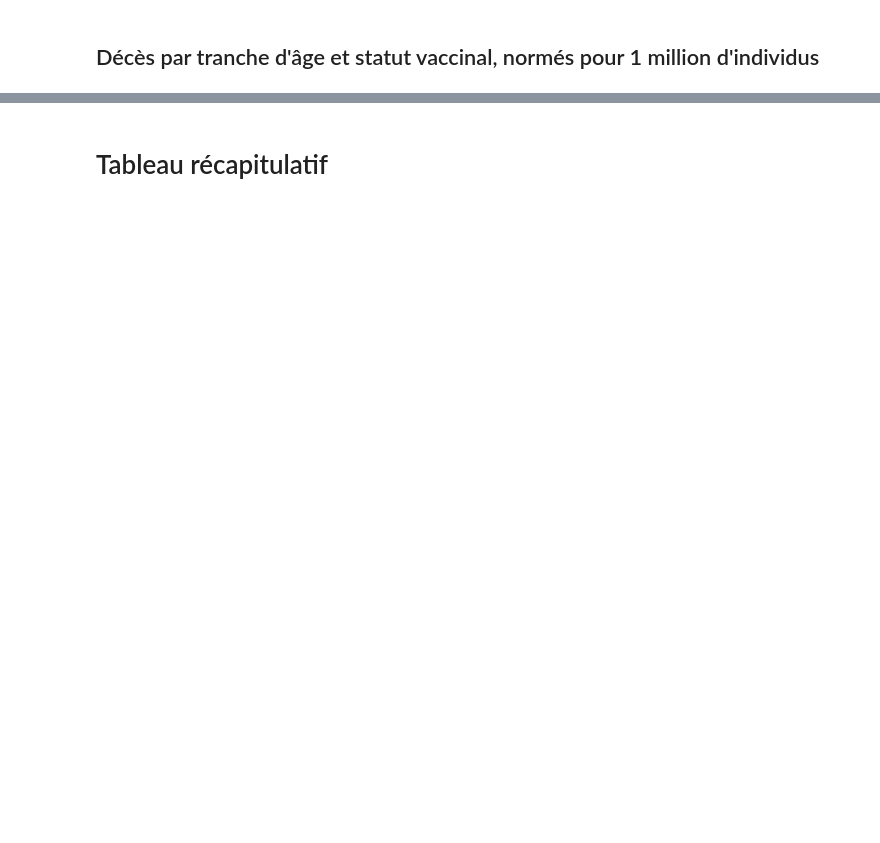
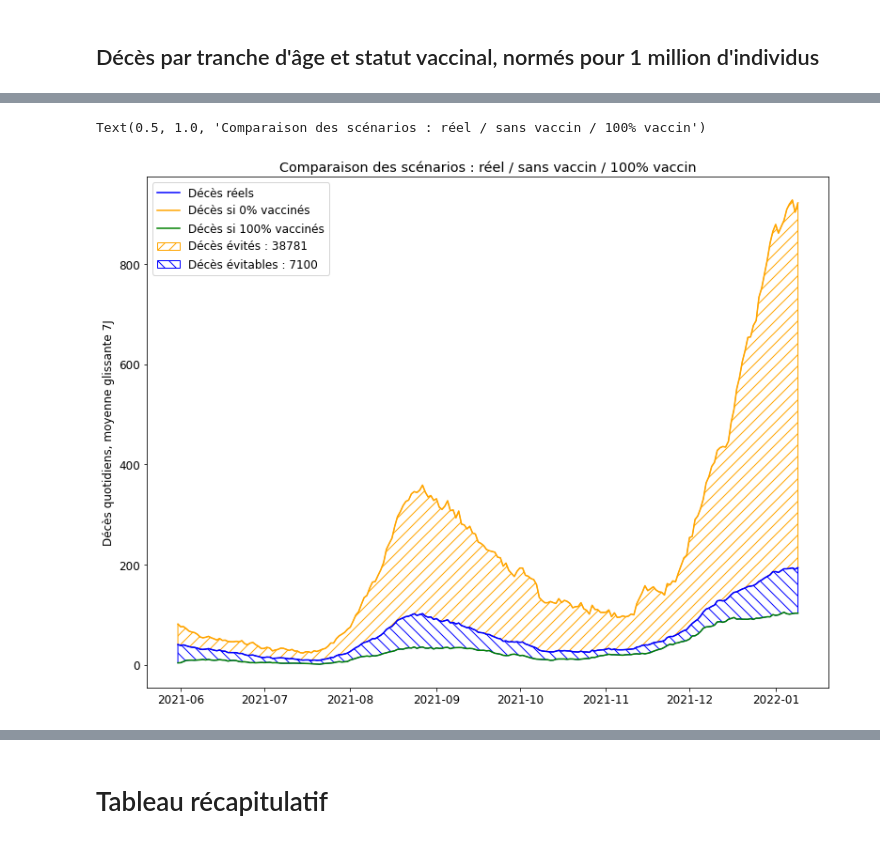
Before and after one commit to raphaeljolivet/drees-deces, a Jupyter notebook: drees-deces.ipynb, the cells around one changed output, grey strips where cells are left out. Drawn from its saved outputs; the diff is of its cells as text; code cells hidden in the pictures; blank space fills up the shorter version.

```diff
--- a/drees-deces.ipynb
+++ b/drees-deces.ipynb
@@ -168,0 +191,5 @@ plt.legend(["Vaccinés", "Non vaccinés"])
+# %%
+# Somme des tranches d'age
+serie = dc.groupby(level=1).sum().rolling("7D").mean()
+serie["dc_tot"] = serie.vax + serie.non_vax
+serie.head()
@@ -168,0 +204,26 @@ plt.legend(["Vaccinés", "Non vaccinés"])
+# %%
+plt.ylabel("Décès quotidiens, moyenne glissante 7J")
+
+plt.plot(serie.index, serie.dc_tot, label="Décès réels", color="blue")
+
+plt.plot(serie.index, serie.dc_0, label="Décès si 0% vaccinés", color="orange")
+plt.fill_between(
+    serie.index,
+    serie.dc_tot,
+    serie.dc_0,
+    hatch="//", color="white",edgecolor="orange",
+    label="Décès évités : " + str(somme.sum()["saved"]))
+
+plt.plot(serie.index, serie.dc_100, label="Décès si 100% vaccinés", color="green")
+plt.fill_between(
+    serie.index,
+    serie.dc_tot,
+    serie.dc_100,
+    hatch='\\\\', color="white", edgecolor="blue",
+    label="Décès évitables : " + str(somme.sum()["to_save"]))
+
+plt.legend()
+plt.title("Comparaison des scénarios : réel / sans vaccin / 100% vaccin")
+# %% [output]
+Text(0.5, 1.0, 'Comparaison des scénarios : réel / sans vaccin / 100% vaccin')
+[figure, added]
```
Also changed, not shown: parts of 10 cells of this notebook, 7 other files.
